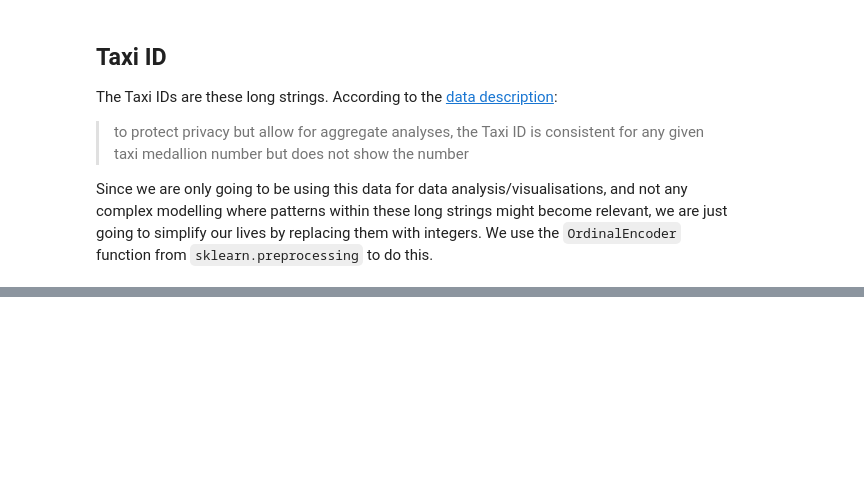
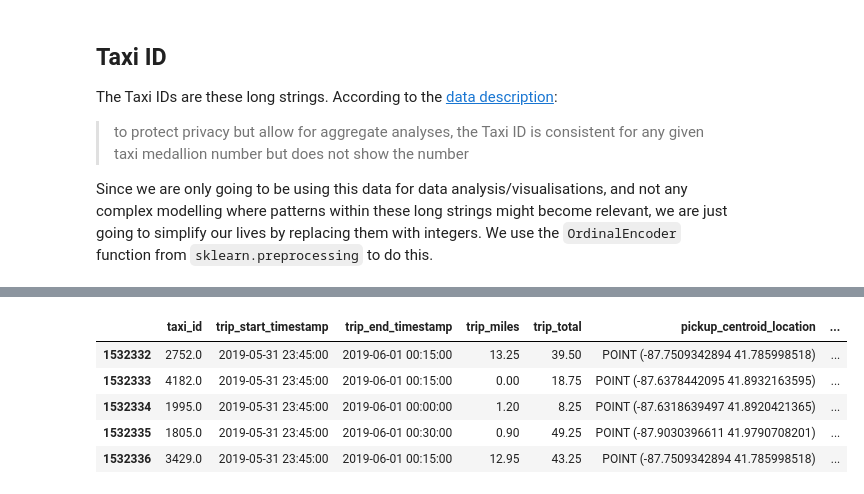
Before and after one commit to abhirup-ghosh/mobility_dataanalysis, a Jupyter notebook: notebooks/main.ipynb, the cells around one changed output, grey strips where cells are left out. Saved outputs shown, nothing was run; the diff lists cells and outputs as text; code cells hidden in the pictures; blank space fills up the shorter version.

```diff
--- a/notebooks/main.ipynb
+++ b/notebooks/main.ipynb
@@ -86,0 +149,9 @@ The Unique taxi_id numbers:  [1533. 3108. 2265. ...  408. 2914. 3357.]
+# %%
+df.tail()
+# %% [output]
+|  | taxi_id | trip_start_timestamp | trip_end_timestamp | trip_miles | trip_total | pickup_centroid_location | ... |
+| 1532332 | 2752.0 | 2019-05-31 23:45:00 | 2019-06-01 00:15:00 | 13.25 | 39.50 | POINT (-87.7509342894 41.785998518) | ... |
+| 1532333 | 4182.0 | 2019-05-31 23:45:00 | 2019-06-01 00:15:00 | 0.00 | 18.75 | POINT (-87.6378442095 41.8932163595) | ... |
+| 1532334 | 1995.0 | 2019-05-31 23:45:00 | 2019-06-01 00:00:00 | 1.20 | 8.25 | POINT (-87.6318639497 41.8920421365) | ... |
+| 1532335 | 1805.0 | 2019-05-31 23:45:00 | 2019-06-01 00:30:00 | 0.90 | 49.25 | POINT (-87.9030396611 41.9790708201) | ... |
+| 1532336 | 3429.0 | 2019-05-31 23:45:00 | 2019-06-01 00:15:00 | 12.95 | 43.25 | POINT (-87.7509342894 41.785998518) | ... |
```
Also changed, not shown: parts of 19 cells of this notebook.
